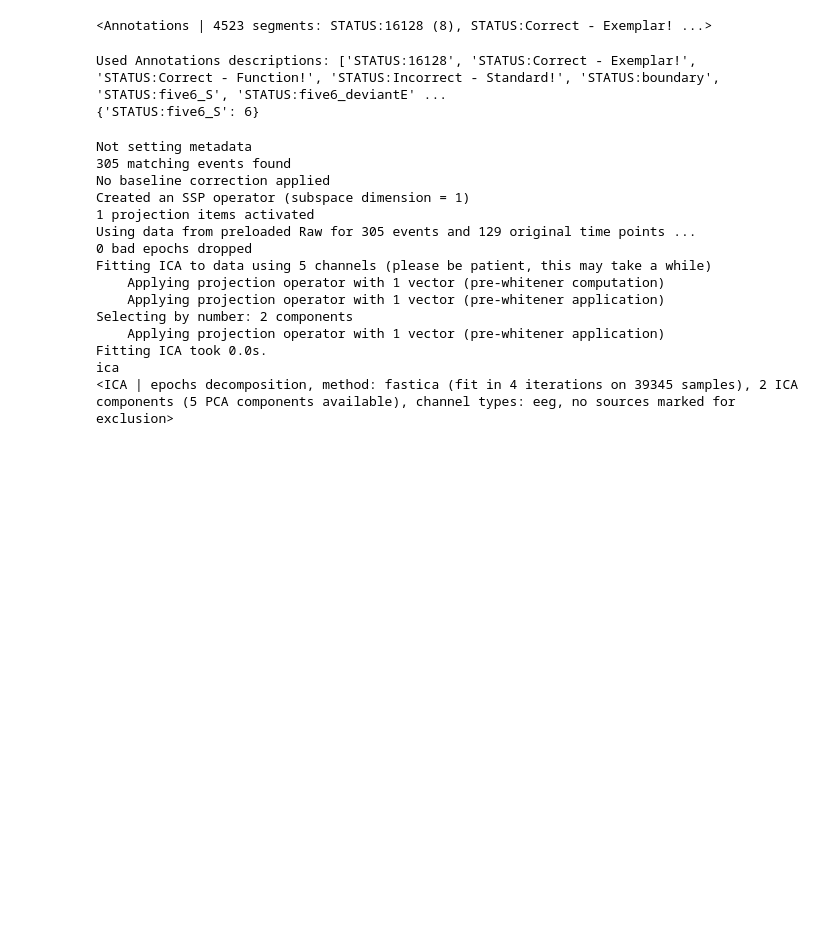
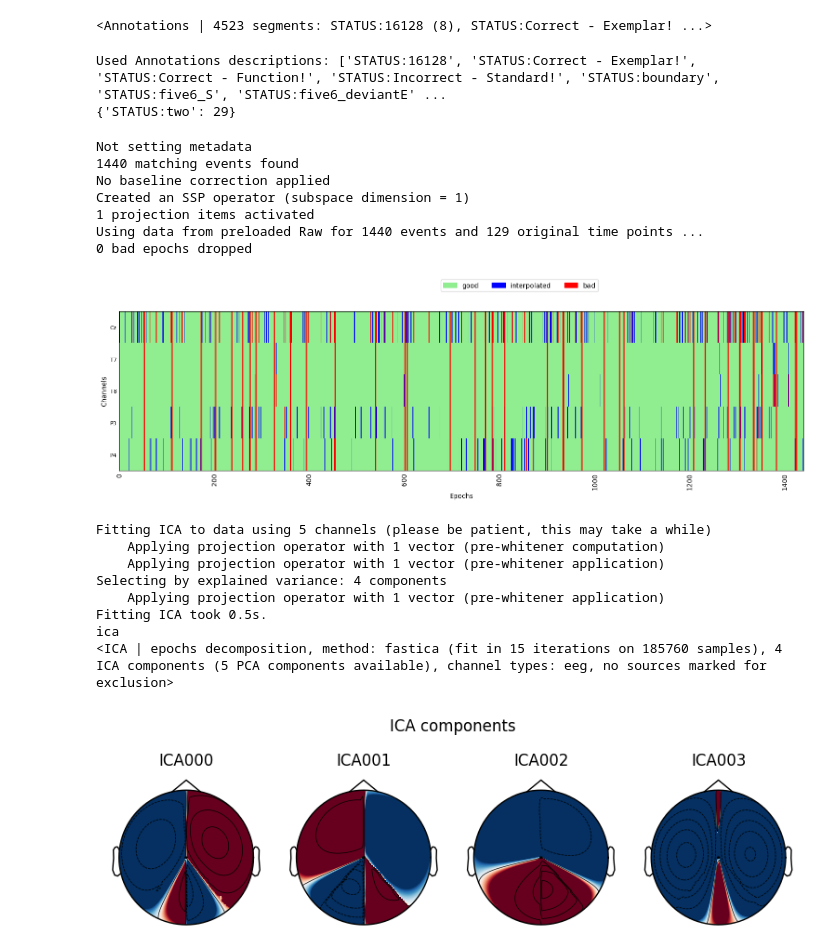
Before and after one commit to Rripped/eeg-chord-oddball, a Jupyter notebook: filtering.ipynb, the cells around one changed output. Cells and saved outputs as stored; diff of their text form; code cells hidden in the pictures; blank space fills up the shorter version.

Commit message:
small changes to selected channels, events

```diff
--- a/filtering.ipynb
+++ b/filtering.ipynb
@@ -110,7 +110,7 @@ def save_preprocessed_data(file_path, raw):
         print(f"Error saving data: {e}")
 
 # see https://neuraldatascience.io/7-eeg/erp_artifacts.html
-def run_ica(epochs):
+def get_ica(epochs):
     ar = AutoReject(n_interpolate=[1, 2, 4],random_state=42,picks=mne.pick_types(epochs.info, eeg=True,eog=True),n_jobs=-1, verbose=False)
     ar.fit(epochs)
     reject_log = ar.get_reject_log(epochs)
@@ -119,11 +119,12 @@ def run_ica(epochs):
     reject_log.plot('horizontal', ax=ax, aspect='auto')
     plt.show()
 
-    ica = prep.ICA(n_components=2, random_state=42)
+    ica = prep.ICA(n_components=.99, random_state=42)
     ica.fit(epochs)
     print("ica")
     print(ica)
-    ica.plot_components()
+
+    return ica
 # %%
 raw = read_raw_data(SUBJECT)
 
@@ -187,8 +192,9 @@ plt.show()
 # %% [markdown]
 ## Epochs
 # %%
-# test with some electrode
-raw_subselect = prep_raw.copy().pick(["Cz", "Pz", "Fz", "C4", "C3"])
+# test with some electrodes
+
+raw_subselect = prep_raw.copy().pick(["Cz", "T7", "T8", "P3", "P4"])
 raw_subselect.annotations
 # %% [output]
 <Annotations | 4523 segments: STATUS:16128 (8), STATUS:Correct - Exemplar! ...>
@@ -197,14 +203,14 @@ raw_subselect.annotations
 evts,evts_dict = mne.events_from_annotations(raw_subselect)
 
 # not sure what annotations to use here
-wanted_keys = [e for e in evts_dict.keys() if 'STATUS:five6_S' in e]
+wanted_keys = [e for e in evts_dict.keys() if 'STATUS:two' in e]
 
 evts_dict_stim=dict((k, evts_dict[k]) for k in wanted_keys if k in evts_dict)
 
 print(evts_dict_stim)
 # %% [output]
 Used Annotations descriptions: ['STATUS:16128', 'STATUS:Correct - Exemplar!', 'STATUS:Correct - Function!', 'STATUS:Incorrect - Standard!', 'STATUS:boundary', 'STATUS:five6_S', 'STATUS:five6_deviantE' ...
-{'STATUS:five6_S': 6}
+{'STATUS:two': 29}
 # %%
 
 # TODO: does not work yet, just copied and adapted the epoch timeframe
@@ -213,41 +219,44 @@ Used Annotations descriptions: ['STATUS:16128', 'STATUS:Correct - Exemplar!', 'S
 raw_subselect.info.normalize_proj()
 epochs = mne.Epochs(raw_subselect,evts,evts_dict_stim,tmin=-0.4,tmax=1.6,baseline=None,preload=True)
 
 #TODO: fix ICA - Warum da fuck hab ich da Kuchendiagramme?!
-run_ica(epochs)
+ica = get_ica(epochs)
+ica.plot_components()
 
 # extract data from epochs object
 data = epochs.get_data()
 times = epochs.times
 
 n_trials = 3 # use data.shape[0] for all
 fig, axs = plt.subplots(n_trials, 1, figsize=(10, 3*n_trials), sharex=True, sharey=True)
 
 # plot selected trials
 for i in range(n_trials):
     for ch in range(data.shape[1]):
         axs[i].plot(times, data[i, ch, :], label=f'Channel {ch}')
     axs[i].set_title(f'Trial {i}')
     axs[i].legend(loc='upper right')
 
 # label the x-axis
 plt.xlabel('Time (s)')
 
 # display the plot
 plt.show()
 # %% [output]
 Not setting metadata
-305 matching events found
+1440 matching events found
 No baseline correction applied
 Created an SSP operator (subspace dimension = 1)
 1 projection items activated
-Using data from preloaded Raw for 305 events and 129 original time points ...
+Using data from preloaded Raw for 1440 events and 129 original time points ...
 0 bad epochs dropped
-Fitting ICA to data using 5 channels (please be patient, this may take a while)
-    Applying projection operator with 1 vector (pre-whitener computation)
-    Applying projection operator with 1 vector (pre-whitener application)
-Selecting by number: 2 components
-    Applying projection operator with 1 vector (pre-whitener application)
-Fitting ICA took 0.0s.
-ica
-<ICA | epochs decomposition, method: fastica (fit in 4 iterations on 39345 samples), 2 ICA components (5 PCA components available), channel types: eeg, no sources marked for exclusion>
+[figure, added]
+Fitting ICA to data using 5 channels (please be patient, this may take a while)
+    Applying projection operator with 1 vector (pre-whitener computation)
+    Applying projection operator with 1 vector (pre-whitener application)
+Selecting by explained variance: 4 components
+    Applying projection operator with 1 vector (pre-whitener application)
+Fitting ICA took 0.5s.
+ica
+<ICA | epochs decomposition, method: fastica (fit in 15 iterations on 185760 samples), 4 ICA components (5 PCA components available), channel types: eeg, no sources marked for exclusion>
+[figure, added]
```
Also changed, not shown: parts of 5 cells of this notebook, 1 other file.
